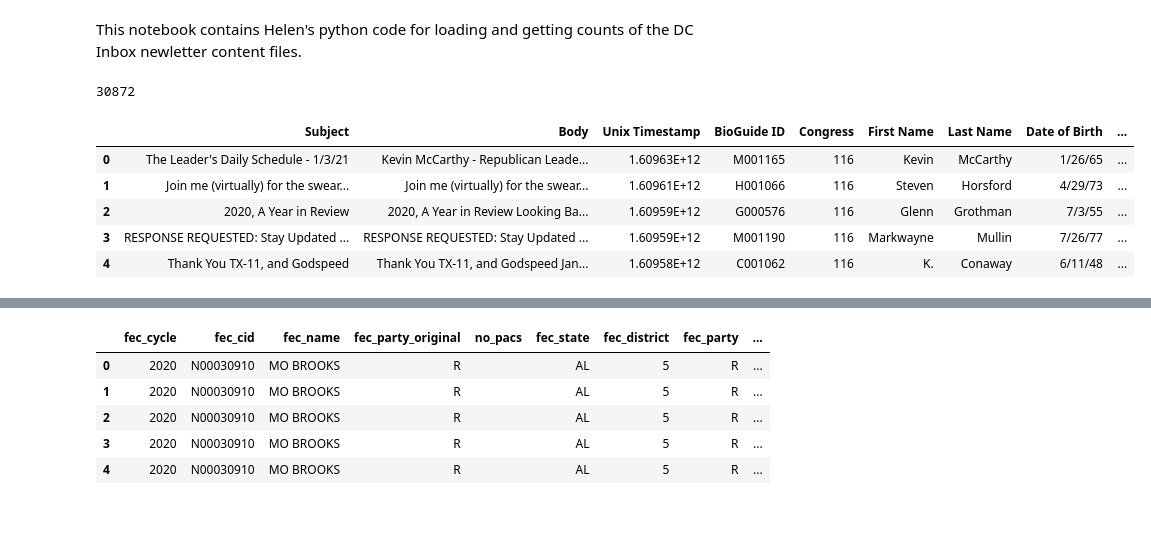
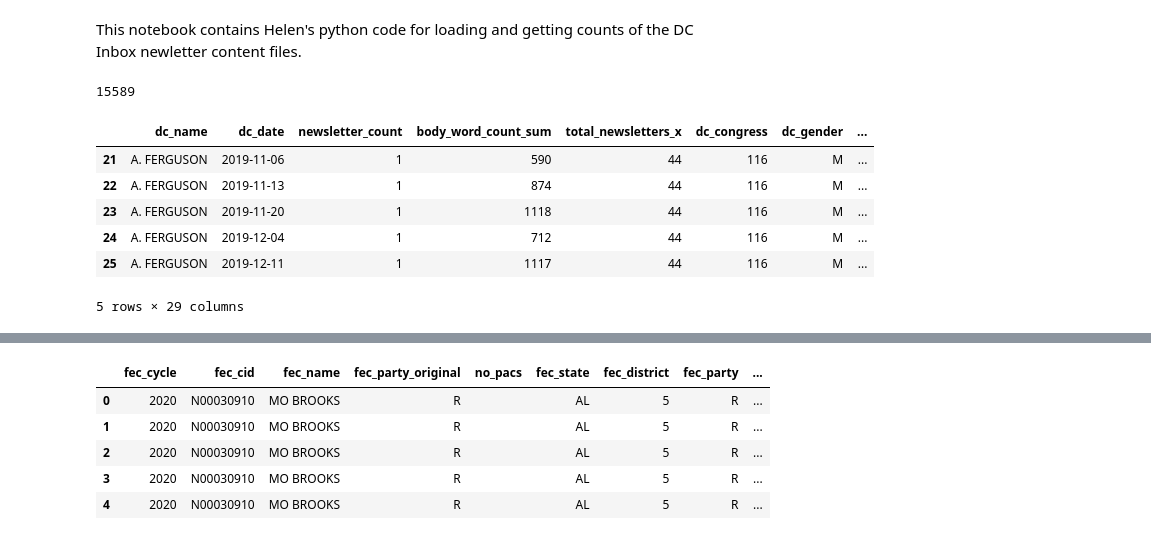
Before and after one commit to marobinette/cfd-project-ds1, a Jupyter notebook: notebooks/Matched_Politicians_EDA.ipynb, the cells around one changed output, grey strips where cells are left out. Cells and saved outputs as stored; diff of their text form; code cells hidden in the pictures.

```diff
--- a/notebooks/Matched_Politicians_EDA.ipynb
+++ b/notebooks/Matched_Politicians_EDA.ipynb
@@ -13,30 +14,36 @@ import numpy as np
 # sns.reset_defaults()
 # sns.set_theme()
 # %%
-# Read in the raw DCInbox table
+# Read in the joined all dataset
 
-dcinbox_raw_df = pd.read_csv(
+joined_all_df = pd.read_csv(
 #     "../data/dcinbox/dcinbox_export_119th_through9_19_2025.csv",
-    "../data/dcinbox/dcinbox_export_116.csv",
+    "../data/matched/joined_all_2020_test.csv",
     # sep = ",",            # columns are separated by commas
     encoding = "latin1",
     quotechar = '"',   # Make sure actual quotation marks in newsletters are handled right
     engine = 'python'    # This might be able to handle very long messages better,
     # names = column_names
 )
 
 # Remove all unnamed columns, because they're messing up the read of the file
-unnamed = dcinbox_raw_df.columns.str.contains('^Unnamed')
+# unnamed = dcinbox_raw_df.columns.str.contains('^Unnamed')
 # dcinbox_clean_columns_df = dcinbox_raw_df.loc[:, ~unnamed]
-dcinbox_clean_columns_df = dcinbox_raw_df.loc[:, ~unnamed].copy()
+# dcinbox_clean_columns_df = dcinbox_raw_df.loc[:, ~unnamed].copy()
 
-print(len(dcinbox_clean_columns_df))
-dcinbox_clean_columns_df.head()
+# Limit to the date range we want
+joined_all_df["dc_date"] = pd.to_datetime(joined_all_df["dc_date"])
+joined_all_df = joined_all_df[joined_all_df["dc_date"].between("2019-11-03","2020-11-02")]
+
+print(len(joined_all_df))
+joined_all_df.head()
+# joined_all_df.columns
 # %% [output]
-30872
+15589
-|  | Subject | Body | Unix Timestamp | BioGuide ID | Congress | First Name | Last Name | Date of Birth | ... |
-| 0 | The Leader's Daily Schedule - 1/3/21 | Kevin McCarthy - Republican Leade... | 1.60963E+12 | M001165 | 116 | Kevin | McCarthy | 1/26/65 | ... |
-| 1 | Join me (virtually) for the swear... | Join me (virtually) for the swear... | 1.60961E+12 | H001066 | 116 | Steven | Horsford | 4/29/73 | ... |
-| 2 | 2020, A Year in Review | 2020, A Year in Review Looking Ba... | 1.60959E+12 | G000576 | 116 | Glenn | Grothman | 7/3/55 | ... |
-| 3 | RESPONSE REQUESTED: Stay Updated ... | RESPONSE REQUESTED: Stay Updated ... | 1.60959E+12 | M001190 | 116 | Markwayne | Mullin | 7/26/77 | ... |
-| 4 | Thank You TX-11, and Godspeed | Thank You TX-11, and Godspeed Jan... | 1.60958E+12 | C001062 | 116 | K. | Conaway | 6/11/48 | ... |
+|  | dc_name | dc_date | newsletter_count | body_word_count_sum | total_newsletters_x | dc_congress | dc_gender | ... |
+| 21 | A. FERGUSON | 2019-11-06 | 1 | 590 | 44 | 116 | M | ... |
+| 22 | A. FERGUSON | 2019-11-13 | 1 | 874 | 44 | 116 | M | ... |
+| 23 | A. FERGUSON | 2019-11-20 | 1 | 1118 | 44 | 116 | M | ... |
+| 24 | A. FERGUSON | 2019-12-04 | 1 | 712 | 44 | 116 | M | ... |
+| 25 | A. FERGUSON | 2019-12-11 | 1 | 1117 | 44 | 116 | M | ... |
+5 rows × 29 columns
```
Also changed, not shown: parts of 26 cells of this notebook, 3 other files.
